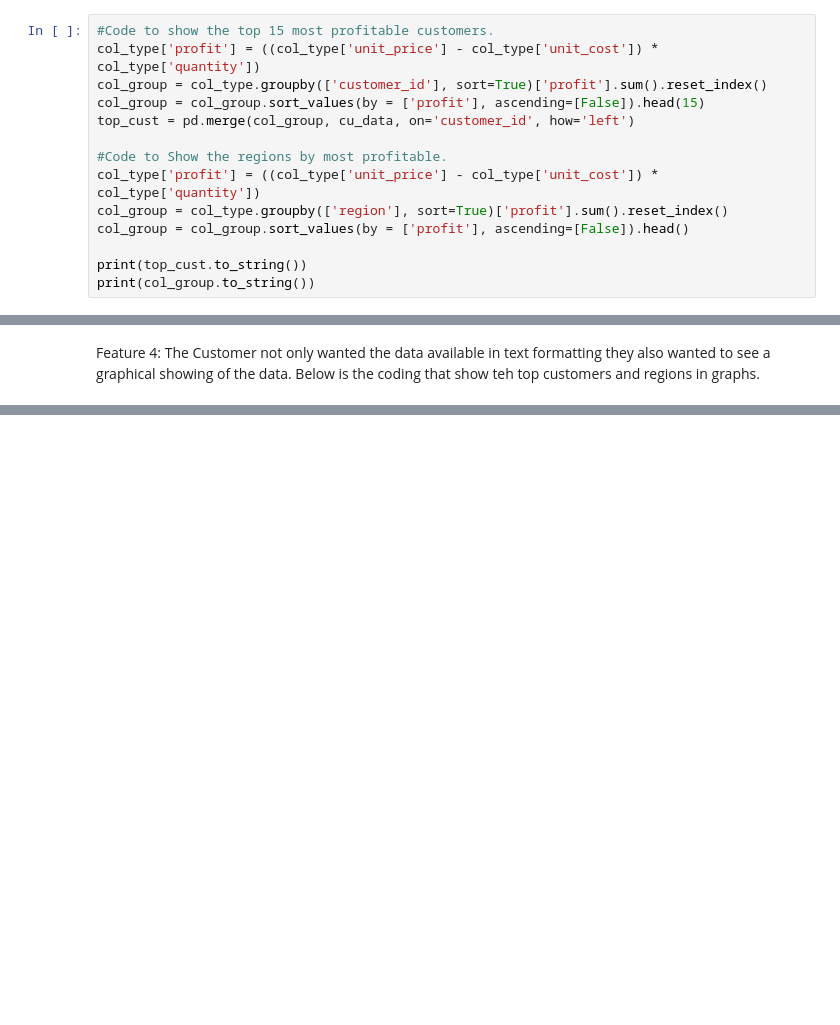
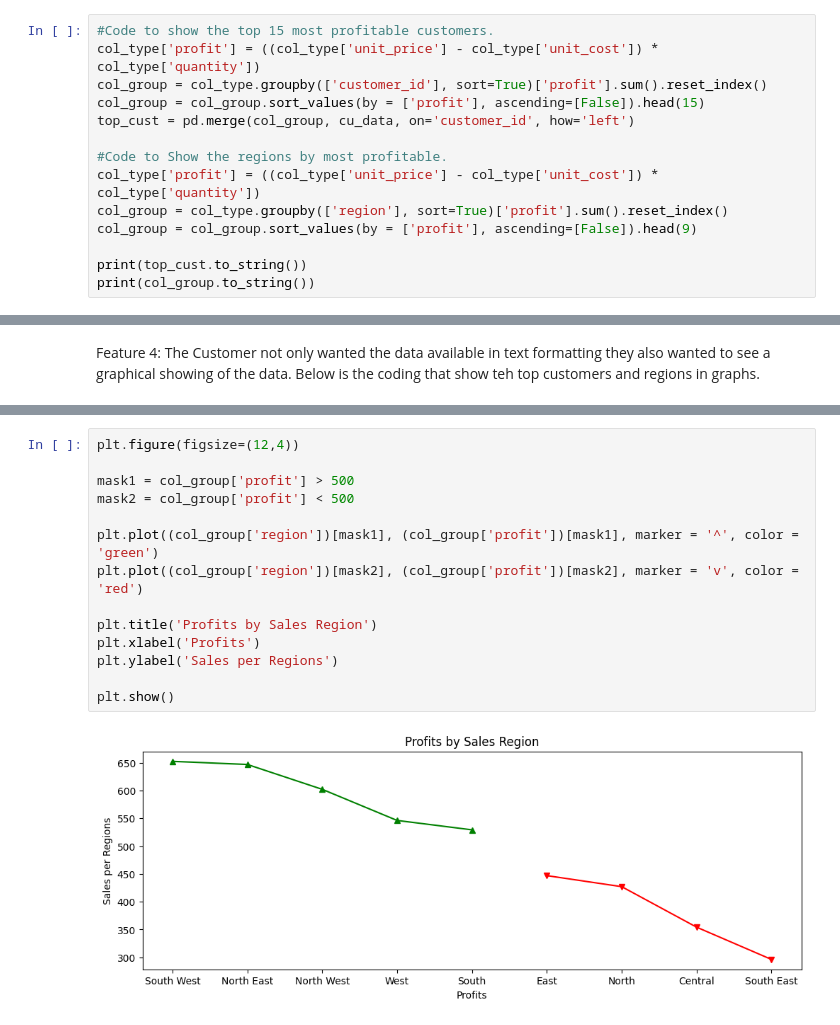
Before and after one commit to AdamTurner84/data_1_checks, a Jupyter notebook: fruit_veg_final.ipynb, the cells around one changed output, grey strips where cells are left out. Saved outputs shown, nothing was run; the diff lists cells and outputs as text; blank space fills up the shorter version.

```diff
--- a/fruit_veg_final.ipynb
+++ b/fruit_veg_final.ipynb
@@ -46,7 +65,7 @@ top_cust = pd.merge(col_group, cu_data, on='customer_id', how='left')
 #Code to Show the regions by most profitable.
 col_type['profit'] = ((col_type['unit_price'] - col_type['unit_cost']) * col_type['quantity'])
 col_group = col_type.groupby(['region'], sort=True)['profit'].sum().reset_index()
-col_group = col_group.sort_values(by = ['profit'], ascending=[False]).head()
+col_group = col_group.sort_values(by = ['profit'], ascending=[False]).head(9)
 
 print(top_cust.to_string())
 print(col_group.to_string())
@@ -73,0 +126,16 @@ plt.show()
+# %%
+plt.figure(figsize=(12,4))
+
+mask1 = col_group['profit'] > 500
+mask2 = col_group['profit'] < 500
+
+plt.plot((col_group['region'])[mask1], (col_group['profit'])[mask1], marker = '^', color = 'green')
+plt.plot((col_group['region'])[mask2], (col_group['profit'])[mask2], marker = 'v', color = 'red')
+
+plt.title('Profits by Sales Region')
+plt.xlabel('Profits')
+plt.ylabel('Sales per Regions')
+
+plt.show()
+# %% [output]
+[figure, added]
```
Also changed, not shown: parts of 5 cells of this notebook, 2 other files.
